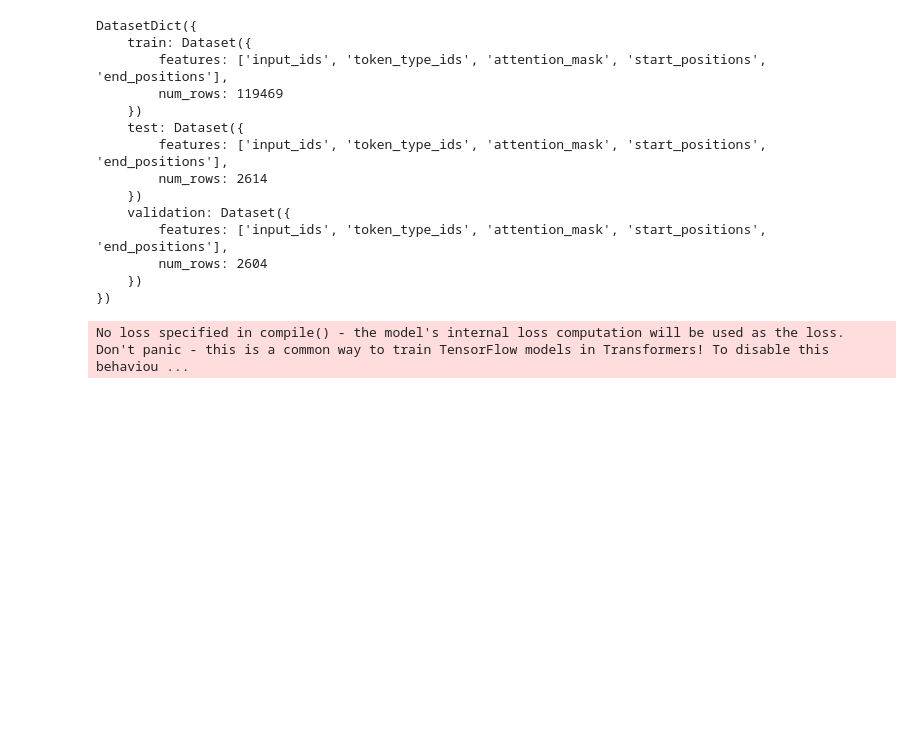
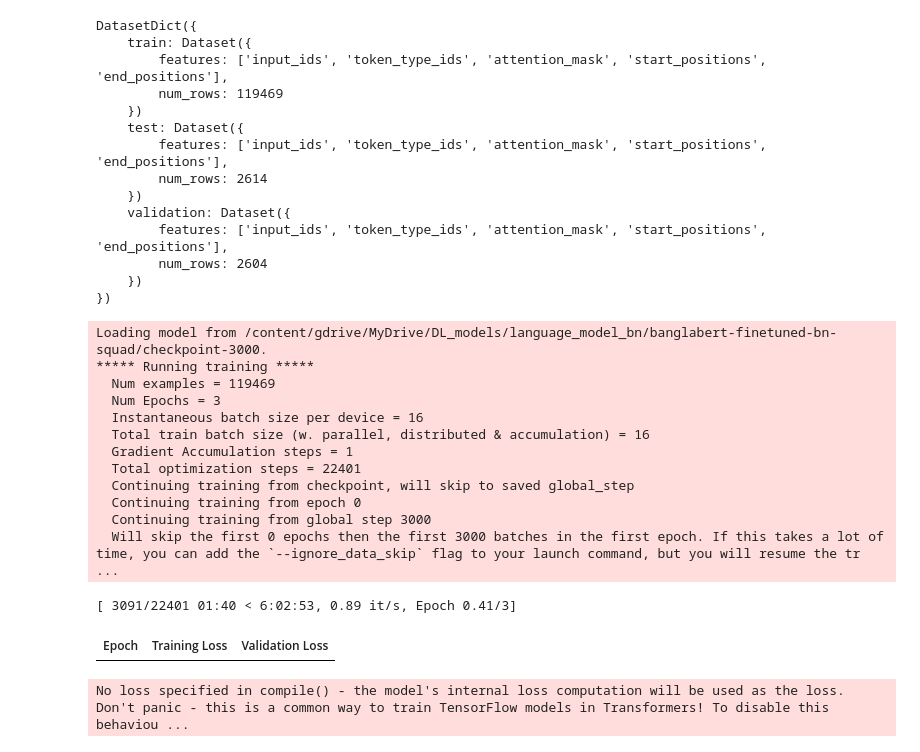
Before and after one commit to afschowdhury/language-model-bn, a Jupyter notebook: QAs_banglaBert.ipynb, the cells around one changed output. Drawn from its saved outputs; the diff is of its cells as text; code cells hidden in the pictures; blank space fills up the shorter version.

Commit message:
add pytorch training file

```diff
--- a/QAs_banglaBert.ipynb
+++ b/QAs_banglaBert.ipynb
@@ -392,0 +403,4 @@ You should probably TRAIN this model on a down-stream task to be able to use it
+# %%
+from transformers import AutoModelForQuestionAnswering, TrainingArguments, Trainer
+
+model = AutoModelForQuestionAnswering.from_pretrained(model_checkpoint)
@@ -401,3 +439,16 @@ weight_decay = 0.01
+# %%
+model_name = model_checkpoint.split("/")[-1]
+args = TrainingArguments(
+    f"/content/gdrive/MyDrive/DL_models/language_model_bn/{model_name}-finetuned-bn-squad",
+    evaluation_strategy = "epoch",
+    learning_rate=2e-5,
+    per_device_train_batch_size=batch_size,
+    per_device_eval_batch_size=batch_size,
+    num_train_epochs=3,
+    weight_decay=0.01,
+    report_to = "wandb"
+
+)
 # %%
 tokenized_datasets
 # %% [output]
@@ -440 +491,31 @@ test_set = model.prepare_tf_dataset(
+# %%
+from transformers import default_data_collator
+
+data_collator = default_data_collator
+# %%
+trainer = Trainer(
+    model,
+    args,
+    train_dataset=tokenized_datasets["train"],
+    eval_dataset=tokenized_datasets["validation"],
+    data_collator=data_collator,
+    tokenizer=tokenizer,
+)
+# %%
+trainer.train(resume_from_checkpoint="/content/gdrive/MyDrive/DL_models/language_model_bn/banglabert-finetuned-bn-squad/checkpoint-3000")
+# %% [output]
+Loading model from /content/gdrive/MyDrive/DL_models/language_model_bn/banglabert-finetuned-bn-squad/checkpoint-3000.
+***** Running training *****
+  Num examples = 119469
+  Num Epochs = 3
+  Instantaneous batch size per device = 16
+  Total train batch size (w. parallel, distributed & accumulation) = 16
+  Gradient Accumulation steps = 1
+  Total optimization steps = 22401
+  Continuing training from checkpoint, will skip to saved global_step
+  Continuing training from epoch 0
+  Continuing training from global step 3000
+  Will skip the first 0 epochs then the first 3000 batches in the first epoch. If this takes a lot of time, you can add the `--ignore_data_skip` flag to your launch command, but you will resume the tr ...
+[ 3091/22401 01:40 < 6:02:53, 0.89 it/s, Epoch 0.41/3]
+| Epoch | Training Loss | Validation Loss |
 # %%
```
Also changed, not shown: parts of 12 cells of this notebook.
